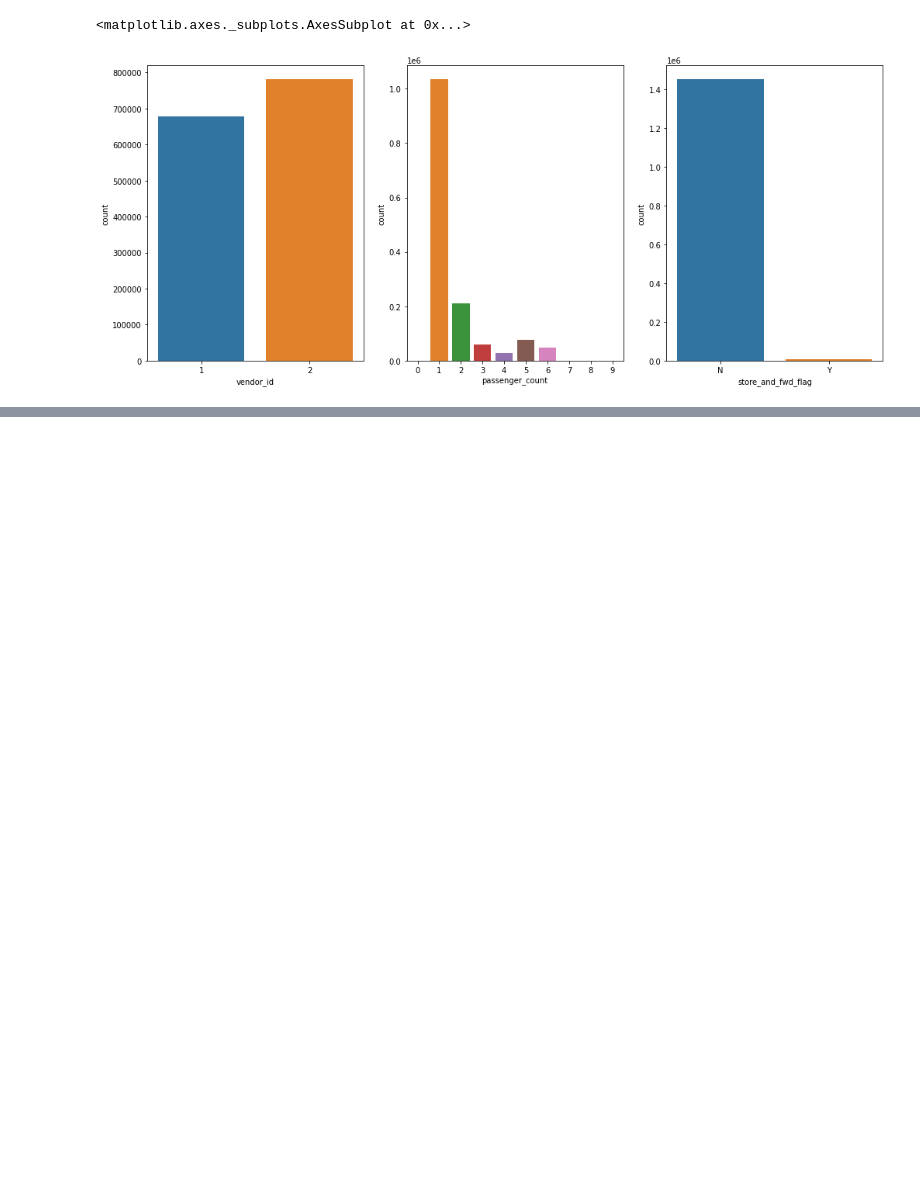
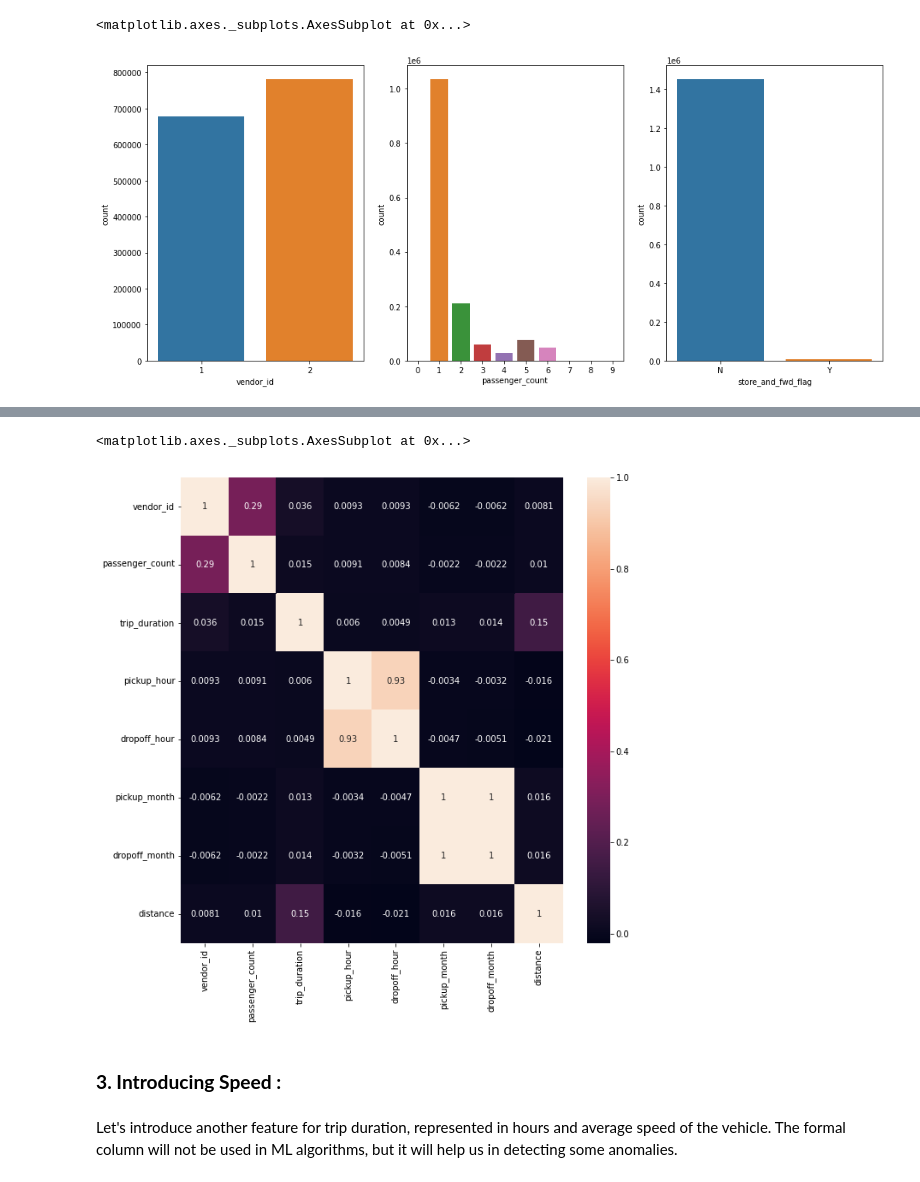
Before and after one commit to Subhajit53/NYC-Taxi-Trip-Time-Prediction, a Jupyter notebook: NYC_Taxi_Trip_Time_Prediction_Colab_Notebook.ipynb, the cells around one changed output, grey strips where cells are left out. Cells and saved outputs as stored; diff of their text form; code cells hidden in the pictures; blank space fills up the shorter version.

```diff
--- a/NYC_Taxi_Trip_Time_Prediction_Colab_Notebook.ipynb
+++ b/NYC_Taxi_Trip_Time_Prediction_Colab_Notebook.ipynb
@@ -205,0 +268,13 @@ sns.countplot(data = taxi_df, x = 'store_and_fwd_flag')
+# %%
+# Introducing a new column to store geo distance between pickup and dropoff locations (in kms)
+def f(row):
+    try:
+        return geopy.distance.geodesic((row['pickup_latitude'], row['pickup_longitude']),
+                                       (row['dropoff_latitude'], row['dropoff_longitude'])).km
+    except:
+         return 0
+
+taxi_df['distance'] = taxi_df.apply(f, axis=1)
+# %%
+# Dropping the longitude latitude columns
+taxi_df.drop(['pickup_longitude', 'pickup_latitude', 'dropoff_longitude', 'dropoff_latitude'], axis = 1, inplace = True)
@@ -205,0 +292,12 @@ sns.countplot(data = taxi_df, x = 'store_and_fwd_flag')
+# %%
+# Plotting correlation heatmap
+corrmat_1 = taxi_df.corr()
+plt.figure(figsize = (10,10))
+sns.heatmap(corrmat_1, annot = True)
+# %% [output]
+<matplotlib.axes._subplots.AxesSubplot at 0x...>
+[figure, added]
+# %% [markdown]
+### **3. Introducing Speed :**
+# %% [markdown]
+Let's introduce another feature for trip duration, represented in hours and average speed of the vehicle. The formal column will not be used in ML algorithms, but it will help us in detecting some anomalies.
```
Also changed, not shown: parts of 77 cells of this notebook.
